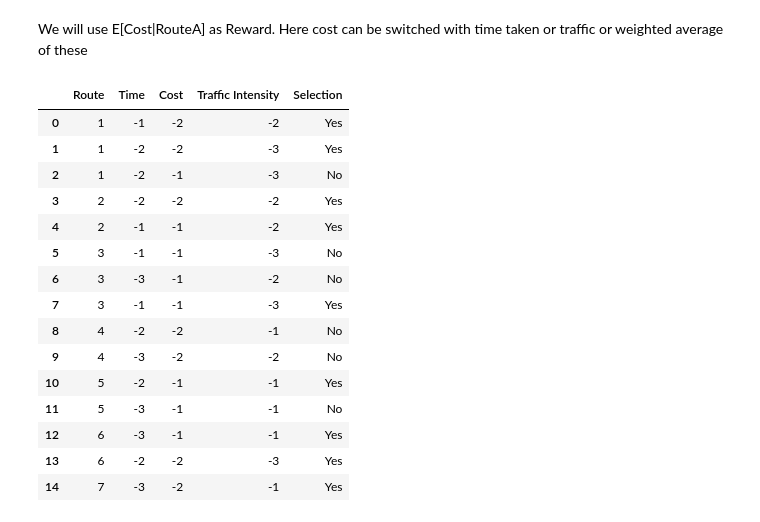
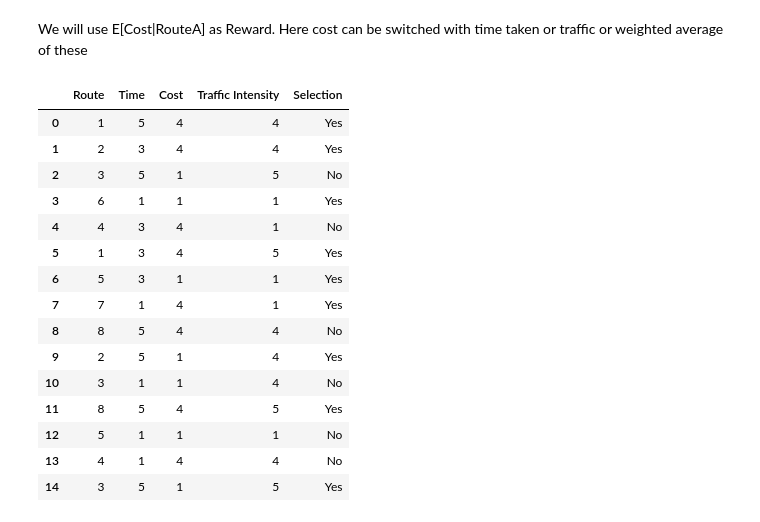
Before and after one commit to prakash-prasad/BITS-AIML-Mtech-V2, a Jupyter notebook: Sem_2/DRL/asmt1/Bellman_equation.ipynb, the cells around one changed output. Saved outputs shown, nothing was run; the diff lists cells and outputs as text; code cells hidden in the pictures.

```diff
--- a/Sem_2/DRL/asmt1/Bellman_equation.ipynb
+++ b/Sem_2/DRL/asmt1/Bellman_equation.ipynb
@@ -50,0 +29,25 @@ df.head(25)
+# %%
+# # Reading the df and finding the prior, likelihood, predictor prior and posterior
+
+tmp = [[1, 'Best',    'Minimum', 'Medium', 'Yes'],
+       [2, 'Average', 'Minimum', 'Medium', 'Yes'],
+       [3, 'Best',    'Maximum', 'Low',    'No'],
+       [6, 'Worst',   'Maximum', 'High',   'Yes'],
+       [4, 'Average', 'Minimum', 'High',   'No'],
+       [1, 'Average', 'Minimum', 'Low',    'Yes'],
+       [5, 'Average', 'Maximum', 'High',   'Yes'],
+       [7, 'Worst',   'Minimum', 'High',   'Yes'],
+       [8, 'Best',    'Minimum', 'Medium', 'No'],
+       [2, 'Best',    'Maximum', 'Medium', 'Yes'],
+       [3, 'Worst',   'Maximum', 'Medium', 'No'],
+       [8, 'Best',    'Minimum', 'Low',    'Yes'],
+       [5, 'Worst',   'Maximum', 'High',   'No'],
+       [4, 'Worst',   'Minimum', 'Medium', 'No'],
+       [3, 'Best',    'Maximum', 'Low',    'Yes'],
+       [7, 'Average', 'Minimum', 'Low',    'Yes'],
+       [6, 'Average', 'Minimum', 'Low',    'Yes'],
+       [1, 'Average', 'Maximum', 'Low',    'No']]
+
+df = pd.DataFrame(tmp, columns = ['Route', 'Time', 'Cost', 'Traffic Intensity', 'Selection'])
+
+df.head(20)
@@ -129,32 +201,32 @@ R(St=s, At=a) = R(At=a) since state is uniquely known given action
 # %% [markdown]
 We will use E[Cost|RouteA] as Reward. Here cost can be switched with time taken or traffic or weighted average of these
 # %%
-time_mapping = {'Best':-1, 'Average':-2, 'Worst':-3  }
-cost_mapping = {'Maximum':-1, 'Minimum':-2 }
-traffic_mapping = {'High':-1, 'Medium':-2, 'Low':-3  }
+time_mapping = {'Best':5,'Average':3,'Worst':1}
+cost_mapping = {'Minimum':4, 'Maximum':1}
+traffic_mapping = {'Low':5, 'Medium':4,'High':1}
 
 df['Time'] = df['Time'].replace(time_mapping)
 df['Cost'] = df['Cost'].replace(cost_mapping)
 df['Traffic Intensity'] = df['Traffic Intensity'].replace(traffic_mapping)
 
 df.head(15)
 # %% [output]
 |  | Route | Time | Cost | Traffic Intensity | Selection |
-| 0 | 1 | -1 | -2 | -2 | Yes |
-| 1 | 1 | -2 | -2 | -3 | Yes |
-| 2 | 1 | -2 | -1 | -3 | No |
-| 3 | 2 | -2 | -2 | -2 | Yes |
-| 4 | 2 | -1 | -1 | -2 | Yes |
-| 5 | 3 | -1 | -1 | -3 | No |
-| 6 | 3 | -3 | -1 | -2 | No |
-| 7 | 3 | -1 | -1 | -3 | Yes |
-| 8 | 4 | -2 | -2 | -1 | No |
-| 9 | 4 | -3 | -2 | -2 | No |
-| 10 | 5 | -2 | -1 | -1 | Yes |
-| 11 | 5 | -3 | -1 | -1 | No |
-| 12 | 6 | -3 | -1 | -1 | Yes |
-| 13 | 6 | -2 | -2 | -3 | Yes |
-| 14 | 7 | -3 | -2 | -1 | Yes |
+| 0 | 1 | 5 | 4 | 4 | Yes |
+| 1 | 2 | 3 | 4 | 4 | Yes |
+| 2 | 3 | 5 | 1 | 5 | No |
+| 3 | 6 | 1 | 1 | 1 | Yes |
+| 4 | 4 | 3 | 4 | 1 | No |
+| 5 | 1 | 3 | 4 | 5 | Yes |
+| 6 | 5 | 3 | 1 | 1 | Yes |
+| 7 | 7 | 1 | 4 | 1 | Yes |
+| 8 | 8 | 5 | 4 | 4 | No |
+| 9 | 2 | 5 | 1 | 4 | Yes |
+| 10 | 3 | 1 | 1 | 4 | No |
+| 11 | 8 | 5 | 4 | 5 | Yes |
+| 12 | 5 | 1 | 1 | 1 | No |
+| 13 | 4 | 1 | 4 | 4 | No |
+| 14 | 3 | 5 | 1 | 5 | Yes |
 # %%
 rewards = df.groupby('Route').agg({'Time':'mean', 'Cost':'mean', 'Traffic Intensity':'mean'})
 reward_time = rewards['Time'].round(6)  # expected time based reward if action A is chosen
```
Also changed, not shown: parts of 19 cells of this notebook, 4 other files.
